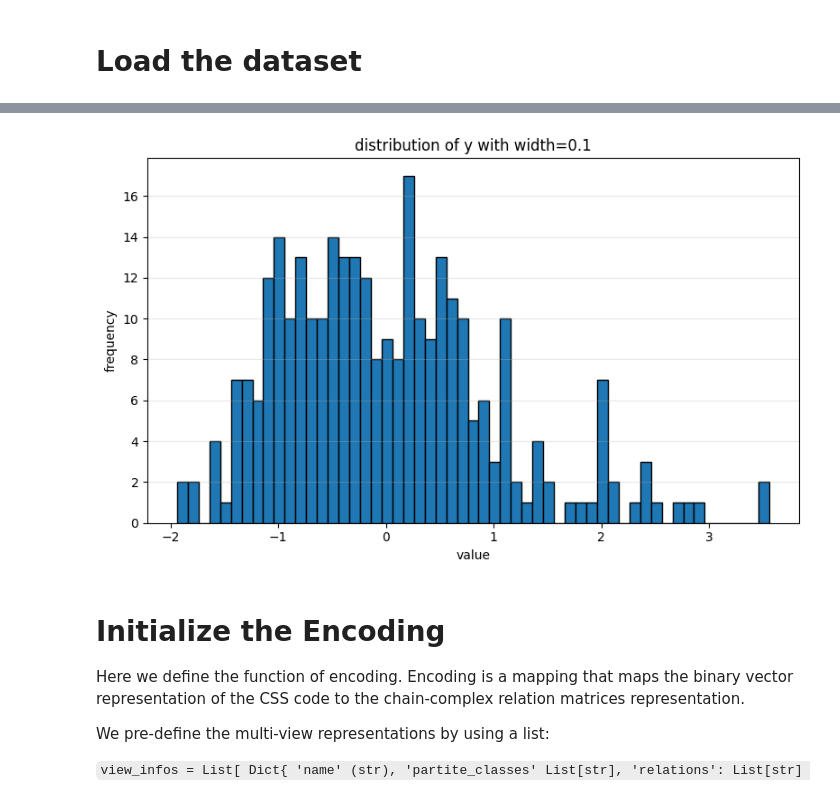
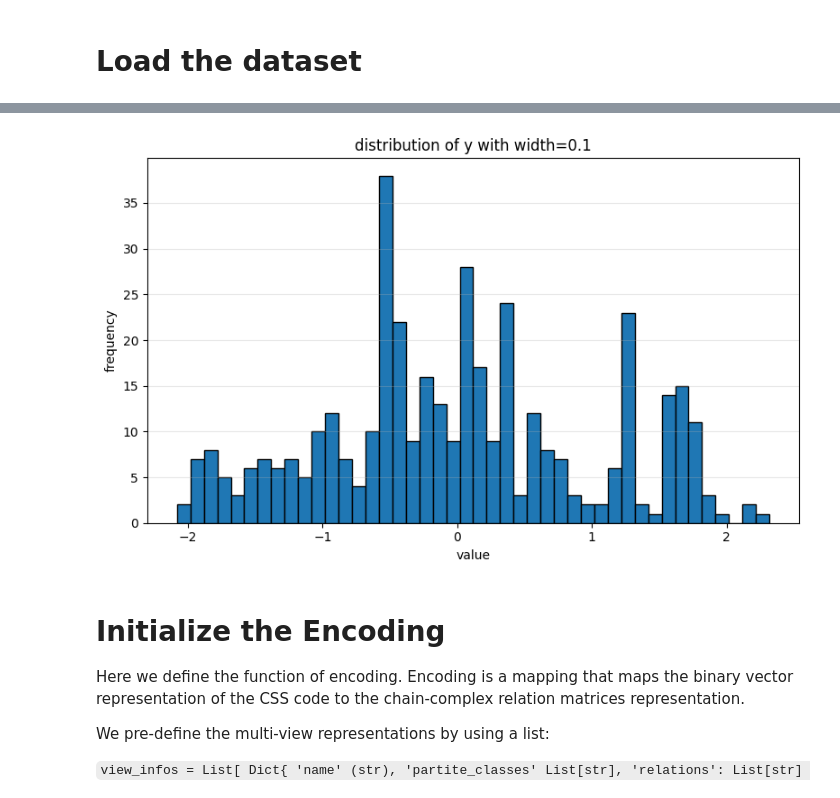
Before and after one commit to Chengyuyihua/BO_for_QECcodes, a Jupyter notebook: test_gp.ipynb, the cells around one changed output, grey strips where cells are left out. Cells and saved outputs as stored; diff of their text form; code cells hidden in the pictures.

```diff
--- a/test_gp.ipynb
+++ b/test_gp.ipynb
@@ -27,10 +27,15 @@ set_all_seeds(42)
 # Load the dataset
 # %%
 from sklearn.preprocessing import StandardScaler
-l = 6
-g = 3
-para_dict = {'l':l,'g':g}
-total_dataset = QEC_Dataset(l,g,load = True,number = 300,save = True)
+# l = 6
+# g = 3
+# para_dict = {'l':l,'g':g}
+# total_dataset = QEC_Dataset(l,g,load = True,number = 300,save = True)
+total_dataset = MergeDatasets()
+total_dataset.load(['./data/codes/bb_36_6_3_100_depolarizing.pkl',
+                    './data/codes/bb_36_9_2_100_depolarizing.pkl',
+                    './data/codes/hgp_36_2_2_3_100_depolarizing.pkl',
+                    './data/codes/hgp_36_3_3_2_100_depolarizing.pkl'])
 total_dataset.y = torch.tensor(total_dataset.y)
 
 
@@ -43,7 +48,7 @@ y_np = total_dataset.y.detach().cpu().numpy().reshape(-1, 1)
 scaler = StandardScaler().fit(y_np)
 total_dataset.y = scaler.transform(y_np)
 total_dataset.y = torch.tensor(total_dataset.y)
-total_dataset.X = torch.tensor(total_dataset.X)
+# total_dataset.X = torch.tensor(total_dataset.X)
 
 
 import random
@@ -166,4 +169,4 @@ successfully loaded
-[figure, old version]
+[figure, new version]
 # %% [markdown]
 # Initialize the Encoding
 
```
Also changed, not shown: parts of 6 cells of this notebook, 1 other file.
